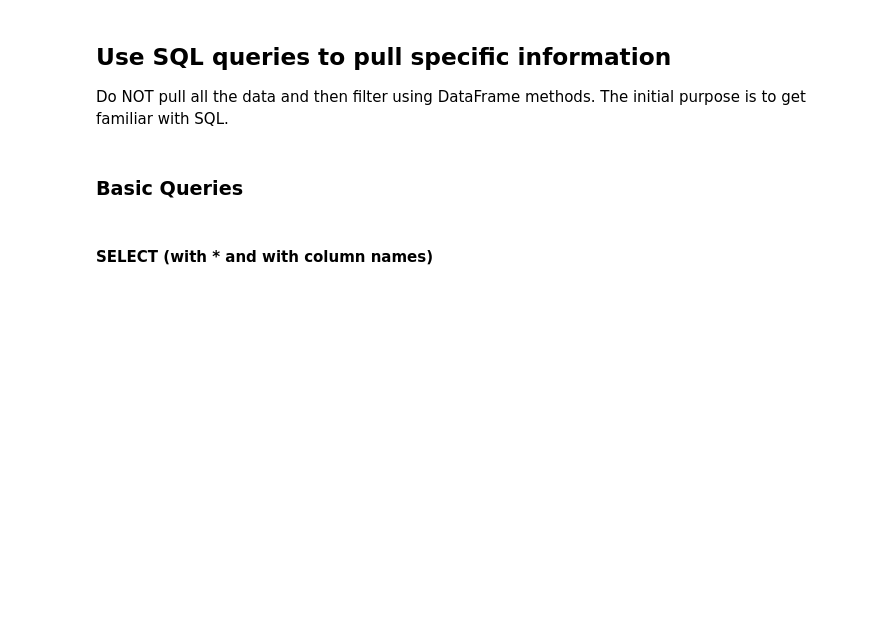
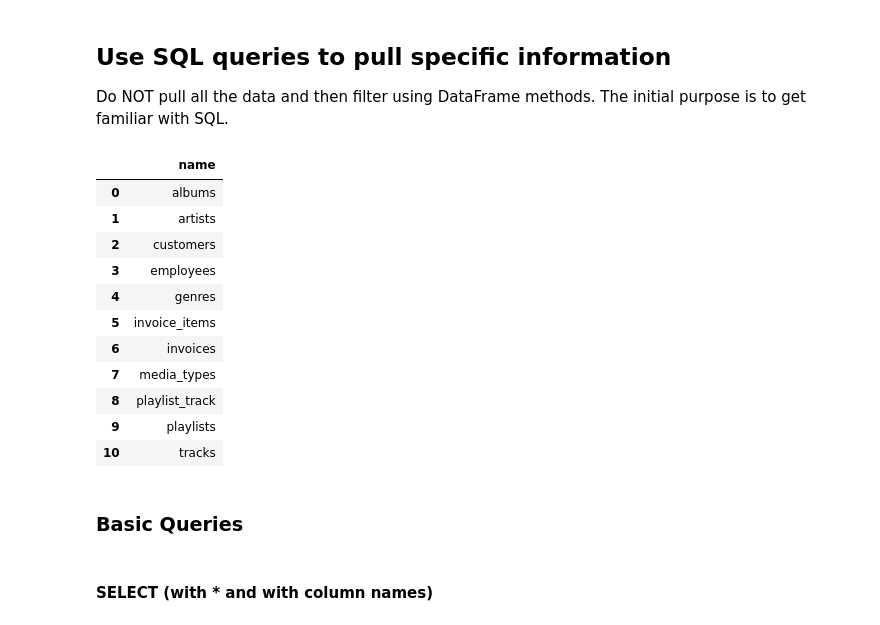
Before and after one commit to cyeef/Data-Science-Portfolio-C21-, a Jupyter notebook: Projects/Project-3/SQL.1-Chinook.project.template.ipynb, the cells around one changed output. Drawn from its saved outputs; the diff is of its cells as text; code cells hidden in the pictures; blank space fills up the shorter version.

```diff
--- a/Projects/Project-3/SQL.1-Chinook.project.template.ipynb
+++ b/Projects/Project-3/SQL.1-Chinook.project.template.ipynb
@@ -52,3 +69,29 @@ Do NOT pull all the data and then filter using DataFrame methods.  The initial p
+# %%
+ # 11 tables # the internal catalogue of SQLITE - help
+# excluding sqllite indexing, triggers and views # sorting by alphabetical order without modificaiton
+query = """
+  SELECT name
+  FROM sqlite_master
+  WHERE type = 'table' AND name NOT LIKE 'sqlite_%'
+  ORDER BY name;
+"""
+with closing(db.connect("chinook.db")) as db_con:
+    tables = pd.read_sql_query(query, db_con)
+
+tables
+# %% [output]
+|  | name |
+| 0 | albums |
+| 1 | artists |
+| 2 | customers |
+| 3 | employees |
+| 4 | genres |
+| 5 | invoice_items |
+| 6 | invoices |
+| 7 | media_types |
+| 8 | playlist_track |
+| 9 | playlists |
+| 10 | tracks |
 # %% [markdown]
 ### Basic Queries
 # %% [markdown]
```
Also changed, not shown: parts of 10 cells of this notebook.
